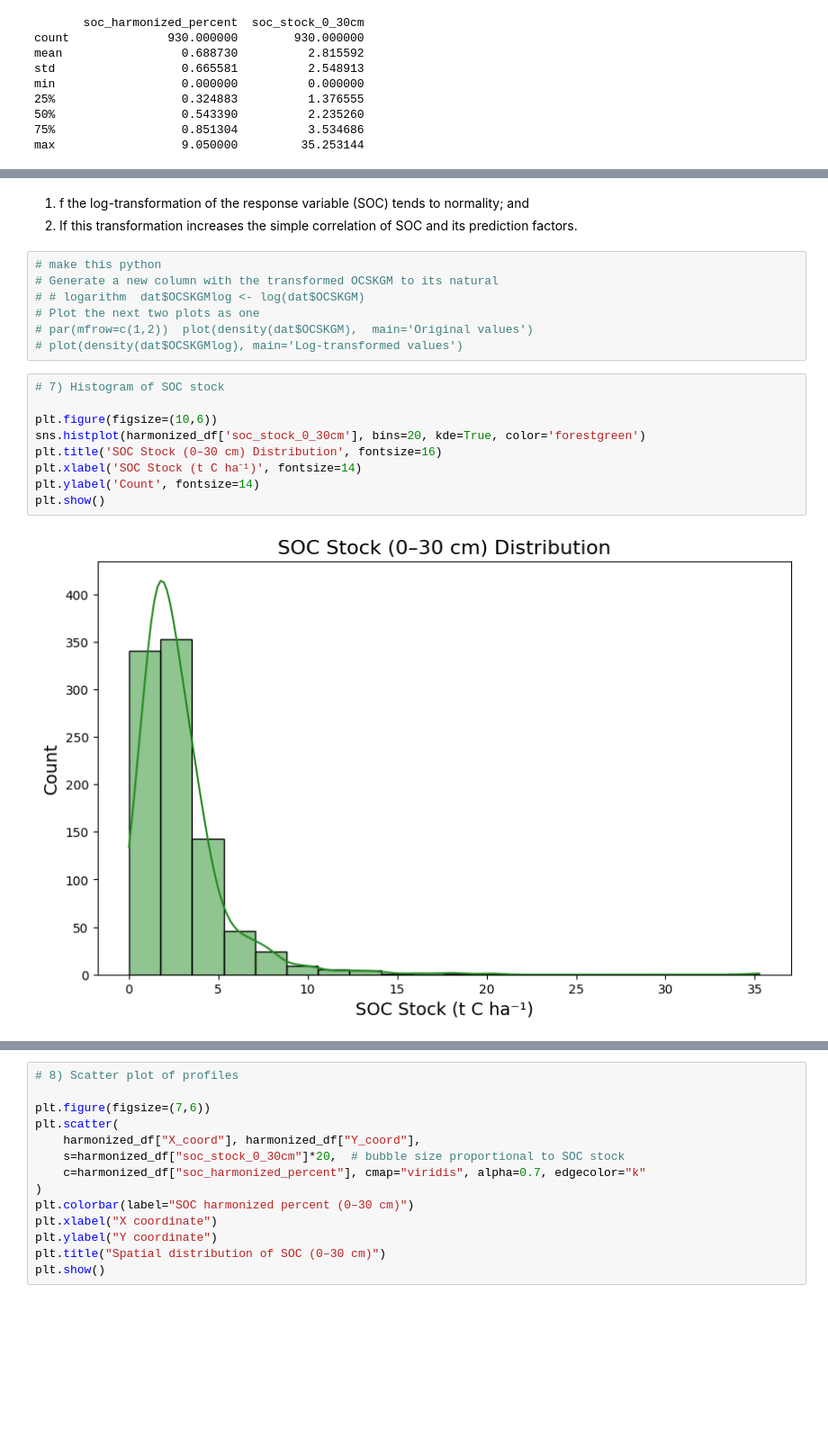
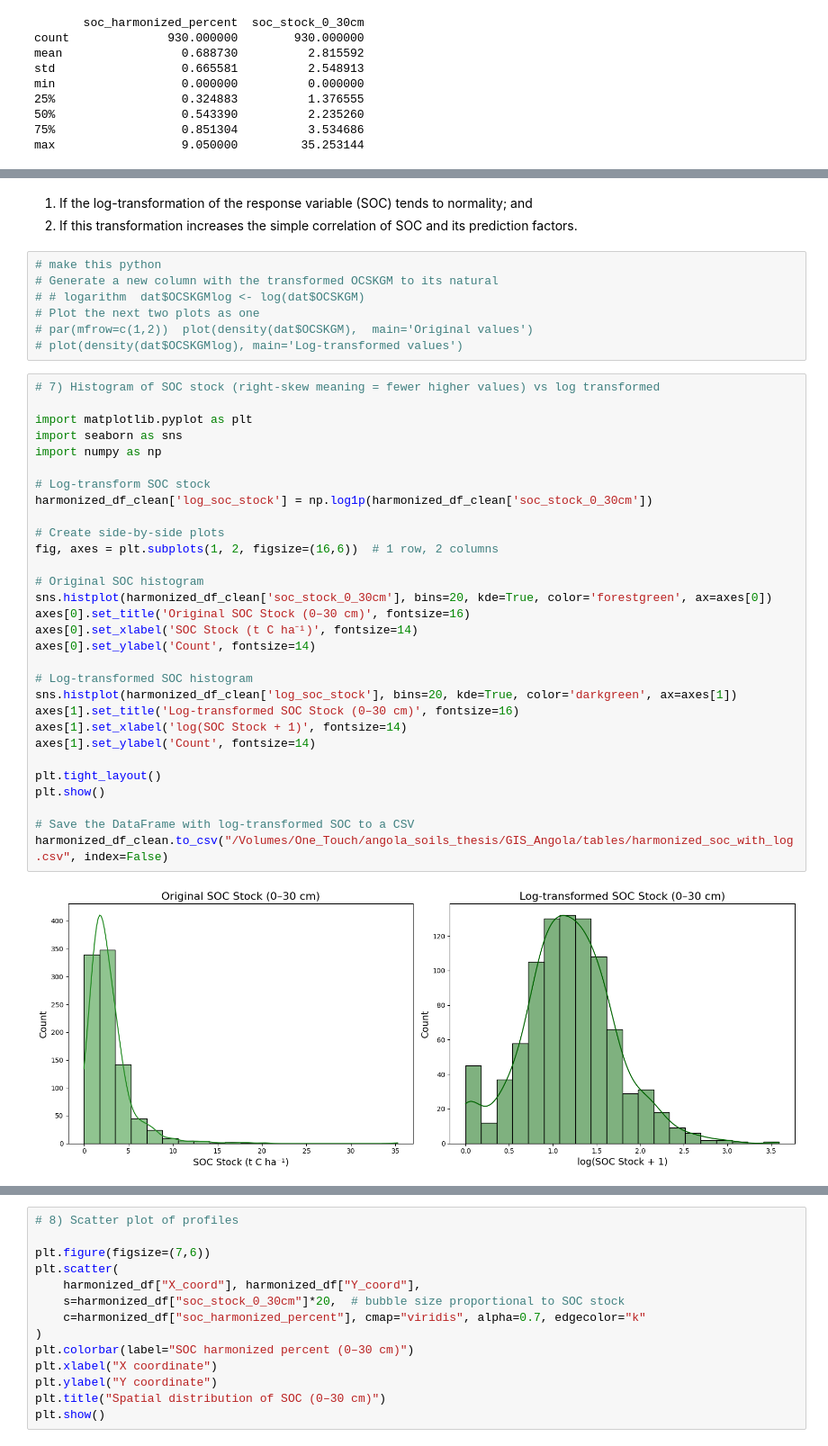
Before and after one commit to inesschwartz/ThesisSoilAngola, a Jupyter notebook: EDA/actual_carbon_stock.ipynb, the cells around one changed output, grey strips where cells are left out. Shown at 90% size. Saved outputs shown, nothing was run; the diff lists cells and outputs as text; blank space fills up the shorter version.

```diff
--- a/EDA/actual_carbon_stock.ipynb
+++ b/EDA/actual_carbon_stock.ipynb
@@ -356,5 +400,5 @@ for col in numeric_cols:
 # %% [markdown]
-1) f the log-transformation of the response variable (SOC) tends to normality; and
+1) If the log-transformation of the response variable (SOC) tends to normality; and
 2) If this transformation increases the simple correlation of SOC and its prediction factors.
 # %%
 # make this python
@@ -363,14 +407,35 @@ for col in numeric_cols:
 # Plot the next two plots as one
 # par(mfrow=c(1,2))  plot(density(dat$OCSKGM),  main='Original values')
 # plot(density(dat$OCSKGMlog), main='Log-transformed values')
-# %%
-# 7) Histogram of SOC stock
-
-plt.figure(figsize=(10,6))
-sns.histplot(harmonized_df['soc_stock_0_30cm'], bins=20, kde=True, color='forestgreen')
-plt.title('SOC Stock (0–30 cm) Distribution', fontsize=16)
-plt.xlabel('SOC Stock (t C ha⁻¹)', fontsize=14)
-plt.ylabel('Count', fontsize=14)
-plt.show()
-# %% [output]
-[figure, removed]
+# %%
+# 7) Histogram of SOC stock (right-skew meaning = fewer higher values) vs log transformed
+
+import matplotlib.pyplot as plt
+import seaborn as sns
+import numpy as np
+
+# Log-transform SOC stock
+harmonized_df_clean['log_soc_stock'] = np.log1p(harmonized_df_clean['soc_stock_0_30cm'])
+
+# Create side-by-side plots
+fig, axes = plt.subplots(1, 2, figsize=(16,6))  # 1 row, 2 columns
+
+# Original SOC histogram
+sns.histplot(harmonized_df_clean['soc_stock_0_30cm'], bins=20, kde=True, color='forestgreen', ax=axes[0])
+axes[0].set_title('Original SOC Stock (0–30 cm)', fontsize=16)
+axes[0].set_xlabel('SOC Stock (t C ha⁻¹)', fontsize=14)
+axes[0].set_ylabel('Count', fontsize=14)
+
+# Log-transformed SOC histogram
+sns.histplot(harmonized_df_clean['log_soc_stock'], bins=20, kde=True, color='darkgreen', ax=axes[1])
+axes[1].set_title('Log-transformed SOC Stock (0–30 cm)', fontsize=16)
+axes[1].set_xlabel('log(SOC Stock + 1)', fontsize=14)
+axes[1].set_ylabel('Count', fontsize=14)
+
+plt.tight_layout()
+plt.show()
+
+# Save the DataFrame with log-transformed SOC to a CSV
+harmonized_df_clean.to_csv("/Volumes/One_Touch/angola_soils_thesis/GIS_Angola/tables/harmonized_soc_with_log.csv", index=False)
+# %% [output]
+[figure, added]
```
Also changed, not shown: parts of 17 cells of this notebook, 3 other files.
